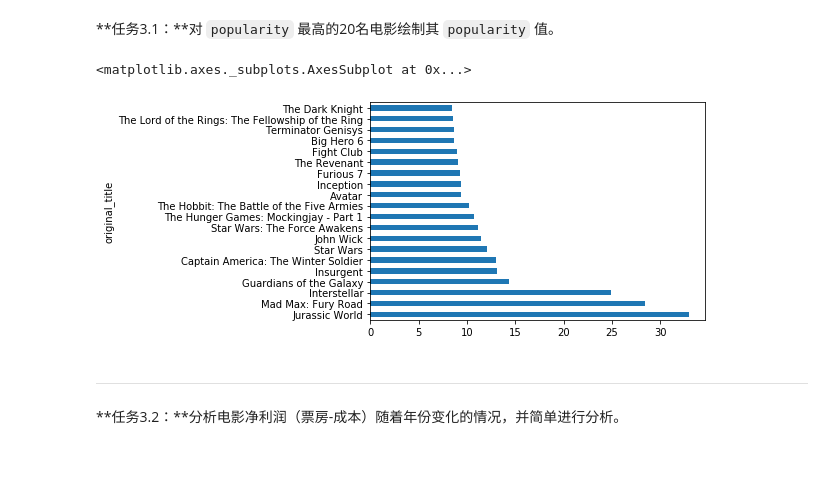
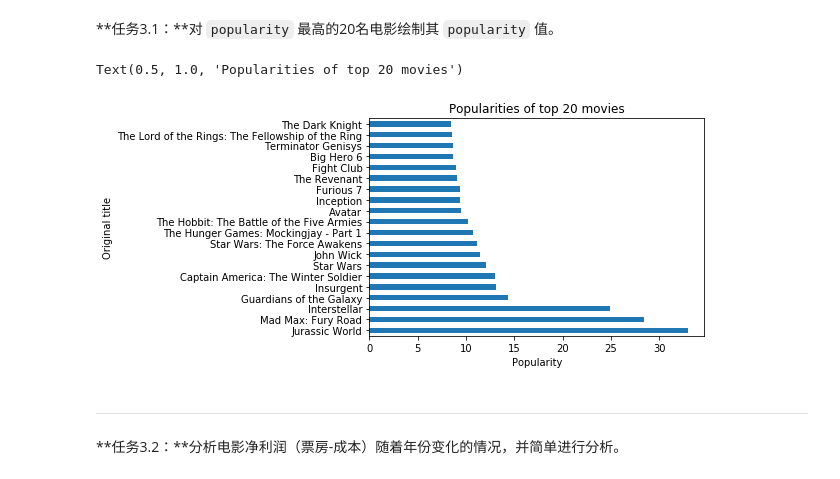
Before and after one commit to happyshawnqian/AIPND_CN_P2_Explore_Movie_Dataset, a Jupyter notebook: Explore Movie Dataset.ipynb, the cells around one changed output. Drawn from its saved outputs; the diff is of its cells as text; code cells hidden in the pictures.

```diff
--- a/Explore Movie Dataset.ipynb
+++ b/Explore Movie Dataset.ipynb
@@ -335,9 +378,12 @@ Name: popularity, Length: 5067, dtype: float64
 # %%
 movie_data_sort = movie_data.sort_values(by = 'popularity', ascending = False).head(20)
 movie_data_sort.plot(kind = 'barh', y = 'popularity', x = 'original_title', legend = False)
+plt.xlabel('Popularity')
+plt.ylabel('Original title')
+plt.title('Popularities of top 20 movies')
 # %% [output]
-<matplotlib.axes._subplots.AxesSubplot at 0x...>
+Text(0.5, 1.0, 'Popularities of top 20 movies')
-[figure, old version]
+[figure, new version]
 # %% [markdown]
 ---
 **任务3.2：**分析电影净利润（票房-成本）随着年份变化的情况，并简单进行分析。
```
Also changed, not shown: parts of 8 cells of this notebook.
